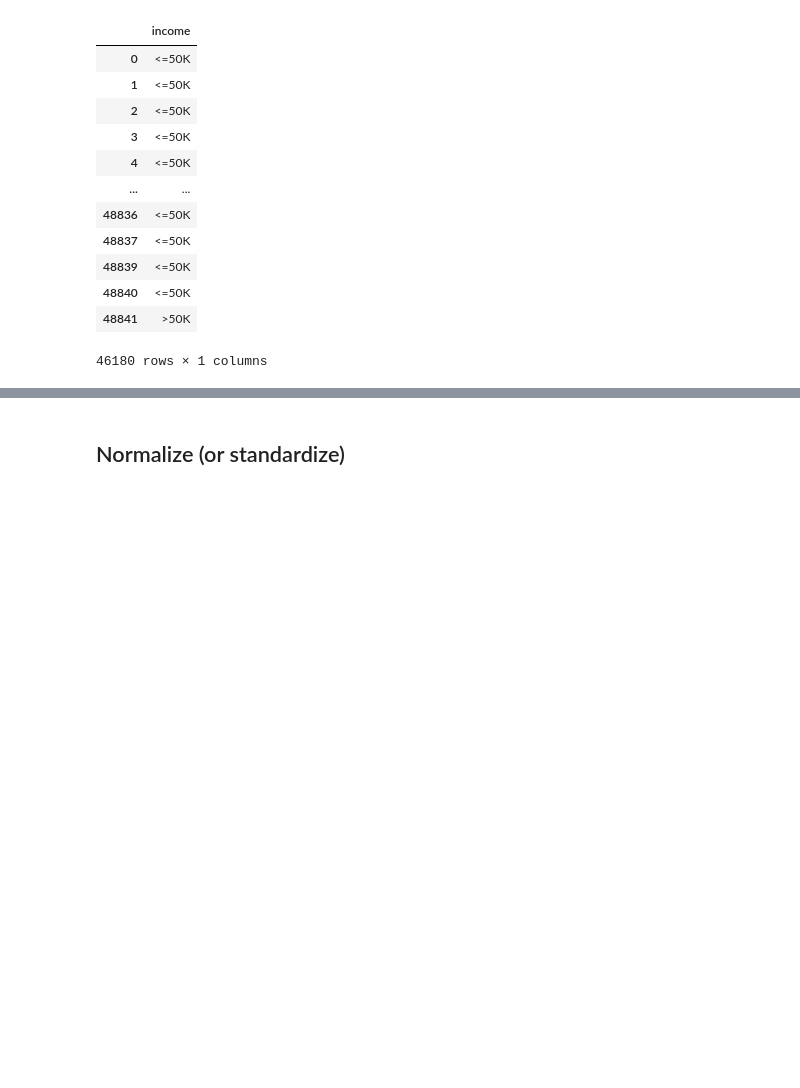
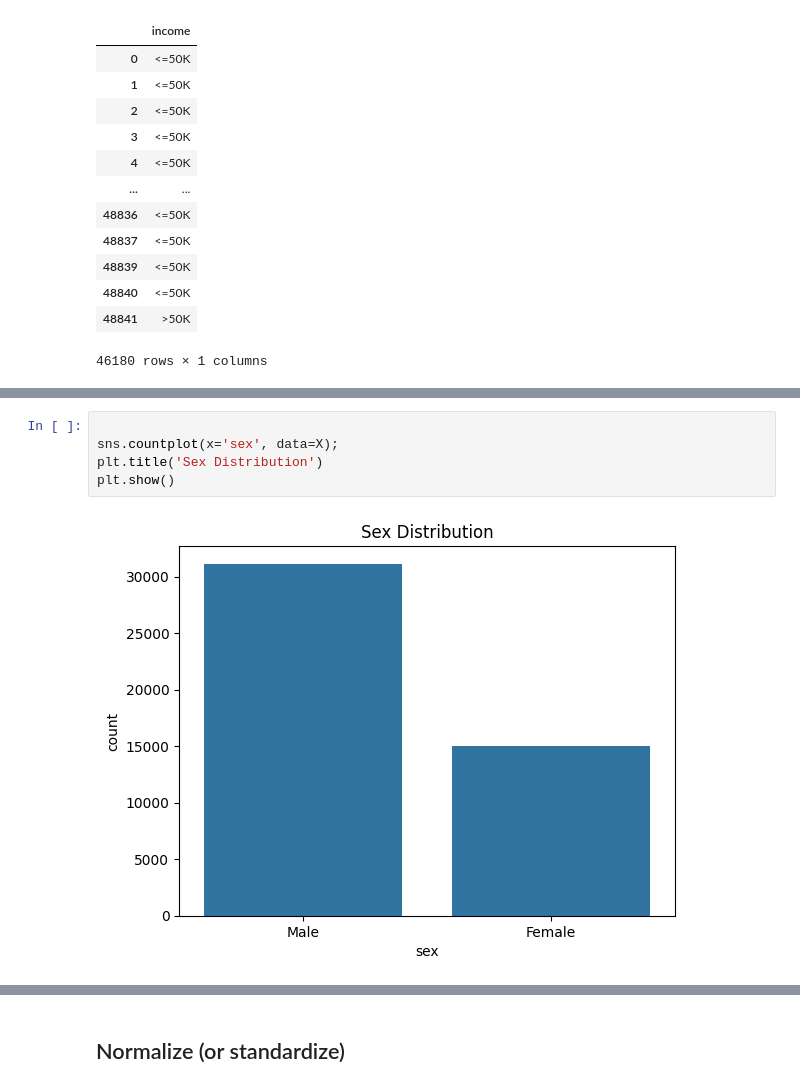
Before and after one commit to Tactikal/CSE151A-WI23-Project, a Jupyter notebook: CSE151A_WI23_Project.ipynb, the cells around one changed output, grey strips where cells are left out. Drawn from its saved outputs; the diff is of its cells as text; blank space fills up the shorter version.

```diff
--- a/CSE151A_WI23_Project.ipynb
+++ b/CSE151A_WI23_Project.ipynb
@@ -272,0 +332,7 @@ y
+# %%
+
+sns.countplot(x='sex', data=X);
+plt.title('Sex Distribution')
+plt.show()
+# %% [output]
+[figure, new version]
```
Also changed, not shown: parts of 27 cells of this notebook.
